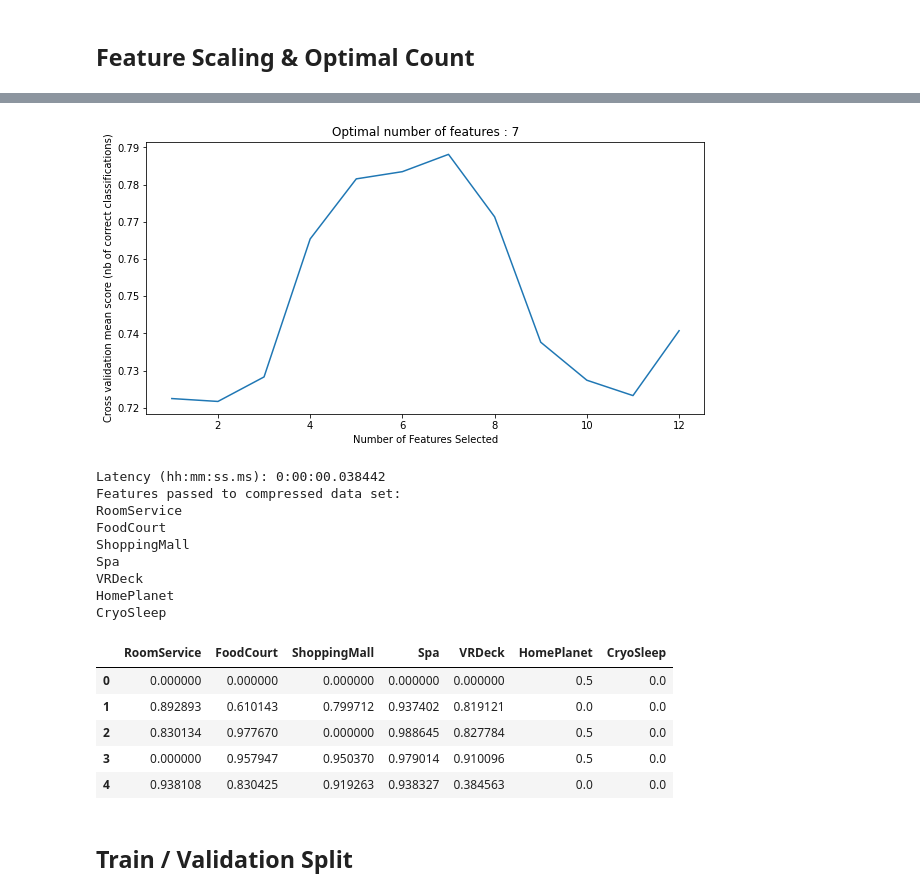
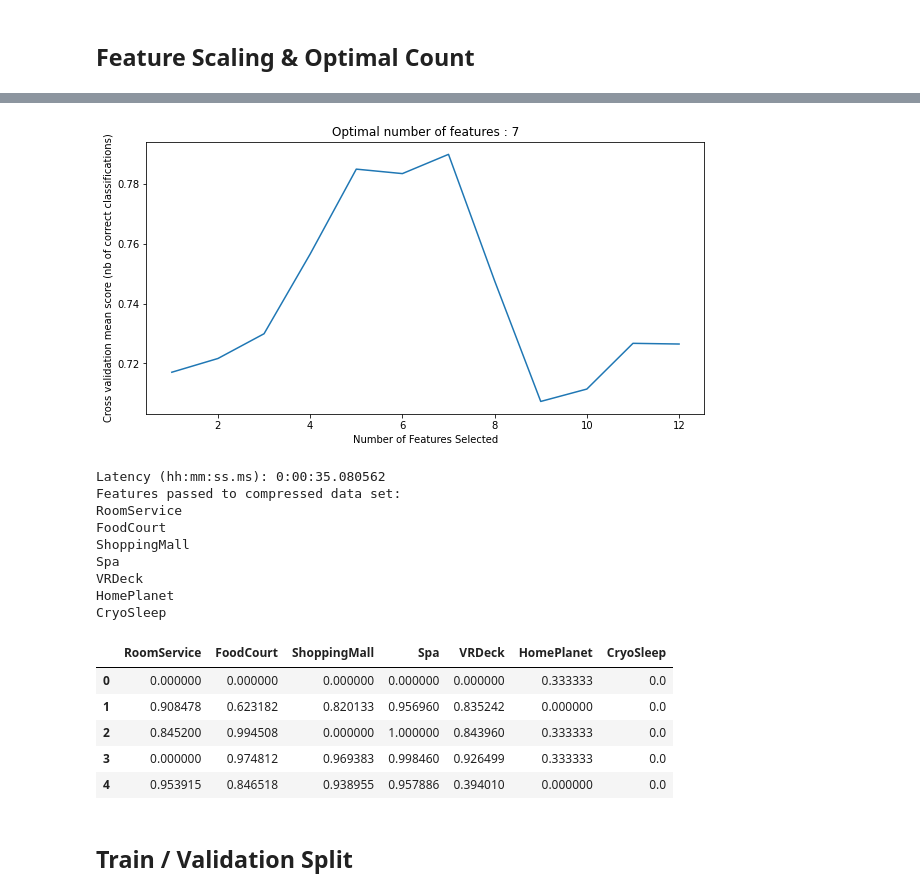
Before and after one commit to edelauna/a-notebook-for-your-augury, a Jupyter notebook: A_Notebook_for_your_Augury.ipynb, the cells around one changed output, grey strips where cells are left out. Drawn from its saved outputs; the diff is of its cells as text; code cells hidden in the pictures.

```diff
--- a/A_Notebook_for_your_Augury.ipynb
+++ b/A_Notebook_for_your_Augury.ipynb
@@ -33,7 +37,7 @@ Goal: Try and automate:
 class Augury:
   def constructor():
     """
-    Sets helper functions on the empty initialized class
+    Decorator which adds funcs to this class
     """
     def decorator(*funcs):
       for func in funcs:
@@ -46,9 +50,11 @@ class Augury:
       Parameters
       ----------
       readers : str
-          Key being variable name to lookup
+          attr to return
+      overwrite : bool
+          if False, will not set a value, if a value exists
       writers : Dict
-          Key, value to set on self.
+          key as attr to return, value as value to set.
       Returns
       ----------
       tuple of ordered attrs
@@ -62,10 +68,31 @@ class Augury:
       _attrs.append(getattr(self,attr))
     return tuple(_attrs)
   def _hash(self, hash, *keys):
+    """
+    Helper function to destructure a hash.
+    ...didn't end up using this as much
+      Parameters
+      ----------
+      hash : Dictionary
+          hash to destructure
+      keys : str
+          values at key will be returned.
+      Returns
+      ----------
+      tuple of ordered hash values
+    """
     results = []
     for key in keys:
       results.append(hash[key]) if key in hash else results.append(None)
     return tuple(results)
+
+# Setting up cache for some longer running functions
+import os
+AUGURY_CACHE=".augury/.cache"
+os.environ["AUGURY_CACHE"]=AUGURY_CACHE
+! mkdir -p $AUGURY_CACHE
+
+# Setting main variable to hold it all
 augur = Augury()
 # %% [markdown]
 ## Pipeline
@@ -646,11 +652,14 @@ Categorical Columns:
 ['PassengerId', 'HomePlanet', 'CryoSleep', 'Cabin', 'Destination', 'VIP', 'Name']
 # %%
 # Based on report seems to be a pretty even split for null rows
-# I'll assume these are maybe employees, as such we'll drop them from the data set
-# Also dropping name so going to exclude from null handle
+# I'm going to add some 3 categorical value for this columns
+# Will not include Name
 CATEGORICALS_HANDLE_NULLS = [{
-    "columns": ["HomePlanet", "CryoSleep", "Cabin", "Destination", "VIP"],
-    "op" : "drop"
+    "columns": ["HomePlanet", "CryoSleep", "Destination", "VIP"],
+    "value" : "SomeThirdValue"
+},{
+    "columns": ['Cabin'],
+    "value" : "A/0/A"
 }]
 """
 """
@@ -1088,6 +1076,8 @@ import joblib
 ### Feature Analysis using RFECV
 
 """
+Report which helps identify key features.
+Could be used to optimize model training.
 """
 def __set_and_fit_rfecv(self, RFECV=RFECV, *, estimator, X, y):
   _rfecv = RFECV(estimator=estimator)
@@ -1098,35 +1088,35 @@ def feature_analysis(self, max_depth=None, memory=joblib.Memory(AUGURY_CACHE, ve
   max_depth = len(self.data_scaled.columns) // 2 if max_depth is None else max_depth
   data_scaled, data_final, label = self._attr('data_scaled', 'data_final', 'label')
   rf = RandomForestClassifier(max_depth=max_depth)
   start_ = dt.now()
   cache_rfecv = memory.cache(self.__set_and_fit_rfecv, ignore=['self', 'RFECV'])
   rfecv = cache_rfecv(RFECV=RFECV, estimator=rf, X=data_scaled, y=data_final[label])
   setattr(self, "rfecv", rfecv) # setting attr for debug
   time_taken = dt.now() - start_
   # Plot number of features VS. cross-validation scores
   plt.figure(figsize=(10,5))
   plt.xlabel("Number of Features Selected")
   plt.ylabel("Cross validation mean score (nb of correct classifications)")
   plt.plot(range(1, len(rfecv.cv_results_['mean_test_score']) + 1), rfecv.cv_results_['mean_test_score'])
   plt.title("Optimal number of features : %d" % rfecv.n_features_)
   plt.show()
   print("Latency (hh:mm:ss.ms): {}".format(time_taken))
   features_compressed = []
   print("Features passed to compressed data set:")
   for _i, _f in enumerate(rfecv.ranking_):
     if _f == 1:
       feature_ = rfecv.feature_names_in_[_i]
       features_compressed.append(feature_)
       print(feature_)
   self._attr(data_compressed=data_scaled[features_compressed])
 Augury.constructor()(feature_analysis, __set_and_fit_rfecv)
 """
 """
 augur.feature_analysis()
 augur.data_compressed.head()
 # %% [output]
-[figure, old version]
+[figure, new version]
-Latency (hh:mm:ss.ms): 0:00:00.038442
+Latency (hh:mm:ss.ms): 0:00:35.080562
 Features passed to compressed data set:
 RoomService
 FoodCourt
@@ -1136,11 +1126,11 @@ VRDeck
 HomePlanet
 CryoSleep
 |  | RoomService | FoodCourt | ShoppingMall | Spa | VRDeck | HomePlanet | CryoSleep |
-| 0 | 0.000000 | 0.000000 | 0.000000 | 0.000000 | 0.000000 | 0.5 | 0.0 |
-| 1 | 0.892893 | 0.610143 | 0.799712 | 0.937402 | 0.819121 | 0.0 | 0.0 |
-| 2 | 0.830134 | 0.977670 | 0.000000 | 0.988645 | 0.827784 | 0.5 | 0.0 |
-| 3 | 0.000000 | 0.957947 | 0.950370 | 0.979014 | 0.910096 | 0.5 | 0.0 |
-| 4 | 0.938108 | 0.830425 | 0.919263 | 0.938327 | 0.384563 | 0.0 | 0.0 |
+| 0 | 0.000000 | 0.000000 | 0.000000 | 0.000000 | 0.000000 | 0.333333 | 0.0 |
+| 1 | 0.908478 | 0.623182 | 0.820133 | 0.956960 | 0.835242 | 0.000000 | 0.0 |
+| 2 | 0.845200 | 0.994508 | 0.000000 | 1.000000 | 0.843960 | 0.333333 | 0.0 |
+| 3 | 0.000000 | 0.974812 | 0.969383 | 0.998460 | 0.926499 | 0.333333 | 0.0 |
+| 4 | 0.953915 | 0.846518 | 0.938955 | 0.957886 | 0.394010 | 0.000000 | 0.0 |
 # %% [markdown]
 ## Train / Validation Split
 # %%
```
Also changed, not shown: parts of 44 cells of this notebook.
